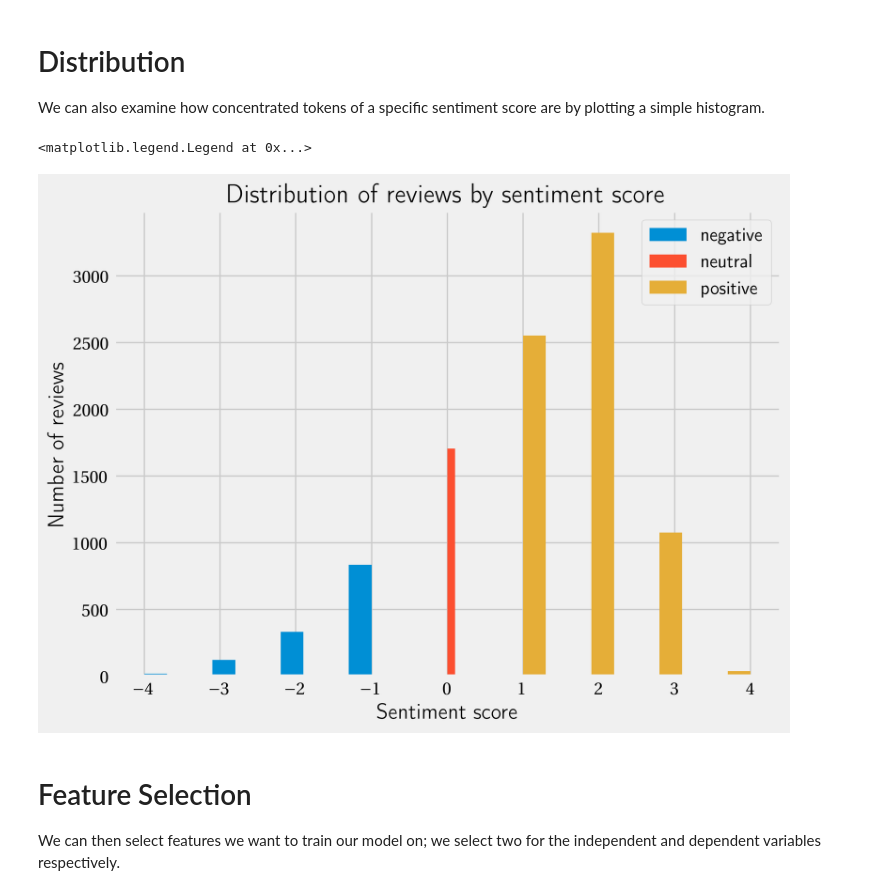
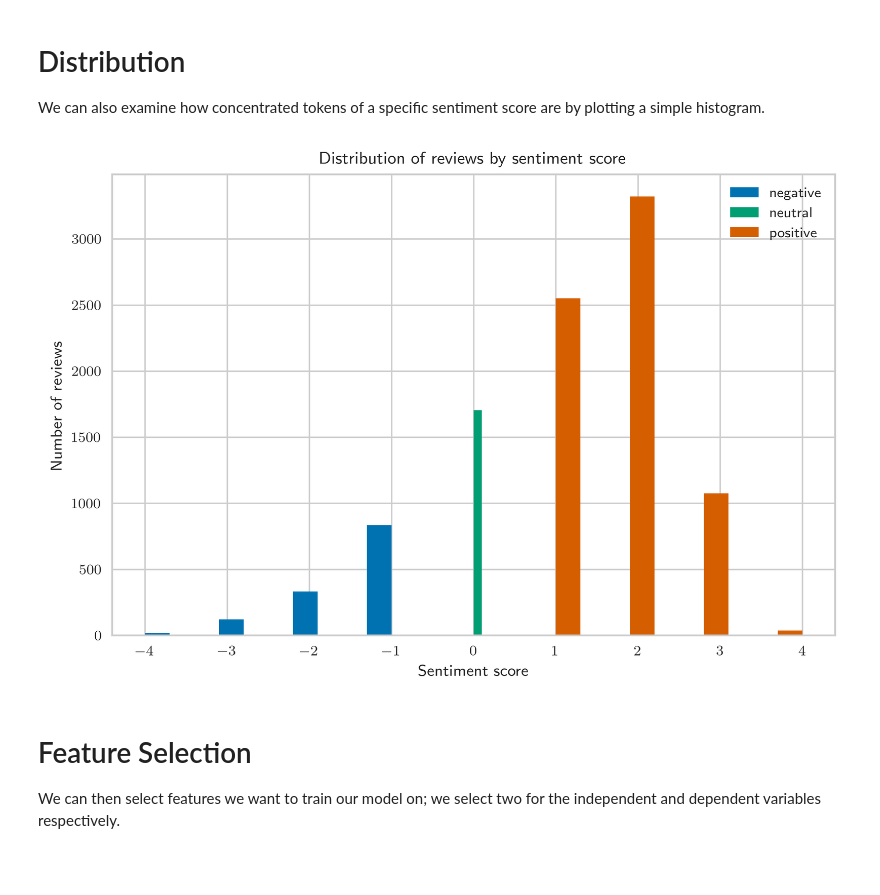
Before and after one commit to jiyometrik/pw23, a Jupyter notebook: code/rq3_randomforest.ipynb, the cells around one changed output. Saved outputs shown, nothing was run; the diff lists cells and outputs as text; code cells hidden in the pictures; blank space fills up the shorter version.

```diff
--- a/code/rq3_randomforest.ipynb
+++ b/code/rq3_randomforest.ipynb
@@ -8,27 +8,26 @@
 
 # fundamentals
 import pandas as pd
+
 pd.options.mode.chained_assignment = None
 
 # graphing
 import matplotlib.pyplot as plt
-plt.rcParams['figure.figsize'] = [8, 6]
-plt.rcParams['figure.dpi'] = 300
-plt.rcParams["text.usetex"] = True
-plt.rcParams['text.latex.preamble'] = """
-\\usepackage{fourier}
-\\usepackage{sourcesanspro}
-"""
-plt.style.use('fivethirtyeight')
+
+plt.style.use(
+    ["seaborn-v0_8-whitegrid", "seaborn-v0_8-paper", "seaborn-v0_8-colorblind"]
+)
 
 # natural language processing
 import nltk
-nltk.data.path.append('/usr/share/nltk_data/')
+
+nltk.data.path.append("/usr/share/nltk_data/")
 from nltk import pos_tag
 from nltk.corpus import stopwords, wordnet
 from nltk.stem import WordNetLemmatizer
 import string
 
+# turn a document to a vector
 from gensim.models.doc2vec import Doc2Vec, TaggedDocument
 
 # machine learning imports
@@ -36,7 +35,12 @@ from funcsigs import signature
 from sklearn.ensemble import RandomForestClassifier
 from sklearn.feature_extraction.text import TfidfVectorizer
 from sklearn.model_selection import train_test_split
-from sklearn.metrics import auc, average_precision_score, precision_recall_curve, roc_curve
+from sklearn.metrics import (
+    auc,
+    average_precision_score,
+    precision_recall_curve,
+    roc_curve,
+)
 # %%
 # import the data
 DF = pd.read_csv(
@@ -48,7 +52,7 @@ STOP = stopwords.words("english")
 # lemmatise
 def get_wordnet_pos(pos_tag):
     """lemmatises words by classifying them into their
-    respective parts of speech"""
+    respective parts of speech."""
     if pos_tag.startswith("J"):
         return wordnet.ADJ
     elif pos_tag.startswith("V"):
@@ -57,8 +61,7 @@ def get_wordnet_pos(pos_tag):
         return wordnet.NOUN
     elif pos_tag.startswith("R"):
         return wordnet.ADV
-    else:
-        return wordnet.NOUN
+    return wordnet.NOUN
 
 
 def check_digits(text):
@@ -94,7 +97,7 @@ def clean_review(review):
 
 
 # generate a cleaned, tokenised and lemmatised version of the reviews
-DF["reviews.clean"] = DF["reviews.text"].apply(lambda x: clean_review(x))
+DF["reviews.clean"] = DF["reviews.text"].apply(clean_review)
 # %%
 # extract vector representations for each review
 DOCUMENTS = [
@@ -137,16 +138,18 @@ plotting a simple histogram.
 # %%
 plt.title("Distribution of reviews by sentiment score")
 plt.xlabel("Sentiment score")
 plt.ylabel("Number of reviews")
 
-SUBSET_NEG, SUBSET_NEU, SUBSET_POS = (DF[DF["sent.polarity"] == i] for i in list(range(-1, 2)))
+SUBSET_NEG, SUBSET_NEU, SUBSET_POS = (
+    DF[DF["sent.polarity"] == i] for i in list(range(-1, 2))
+)
 plt.hist(SUBSET_NEG["sent.net"], label="negative")
 plt.hist(SUBSET_NEU["sent.net"], label="neutral")
 plt.hist(SUBSET_POS["sent.net"], label="positive")
 plt.legend(loc="best")
+plt.ticklabel_format(style="sci", axis="x", scilimits=(0, 0))
 # %% [output]
-<matplotlib.legend.Legend at 0x...>
-[figure, old version]
+[figure, new version]
 # %% [markdown]
 # Feature Selection
 
```
Also changed, not shown: parts of 10 cells of this notebook, 5 other files.
